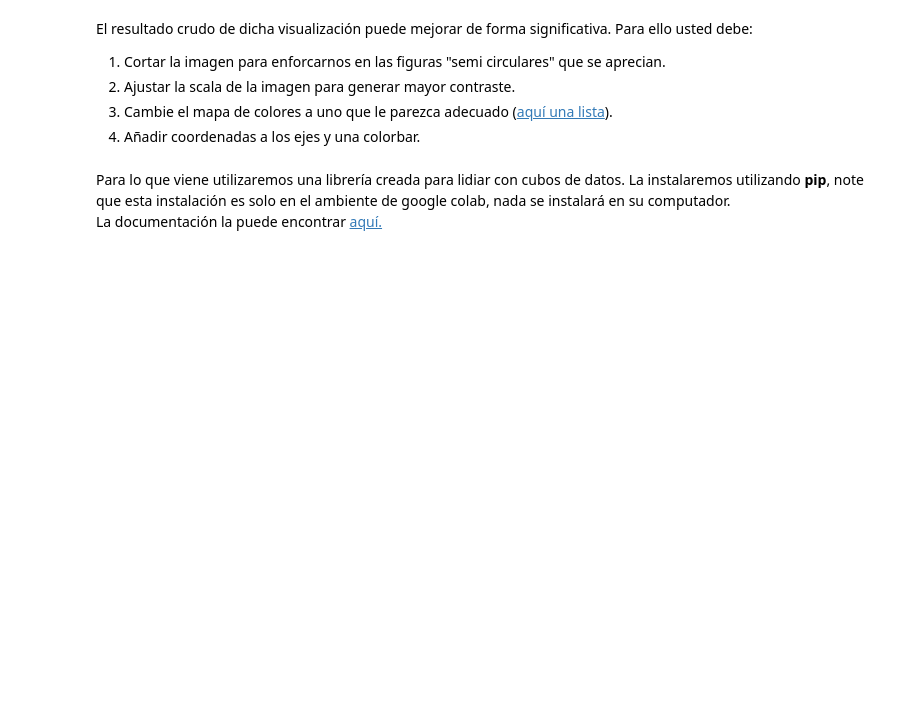
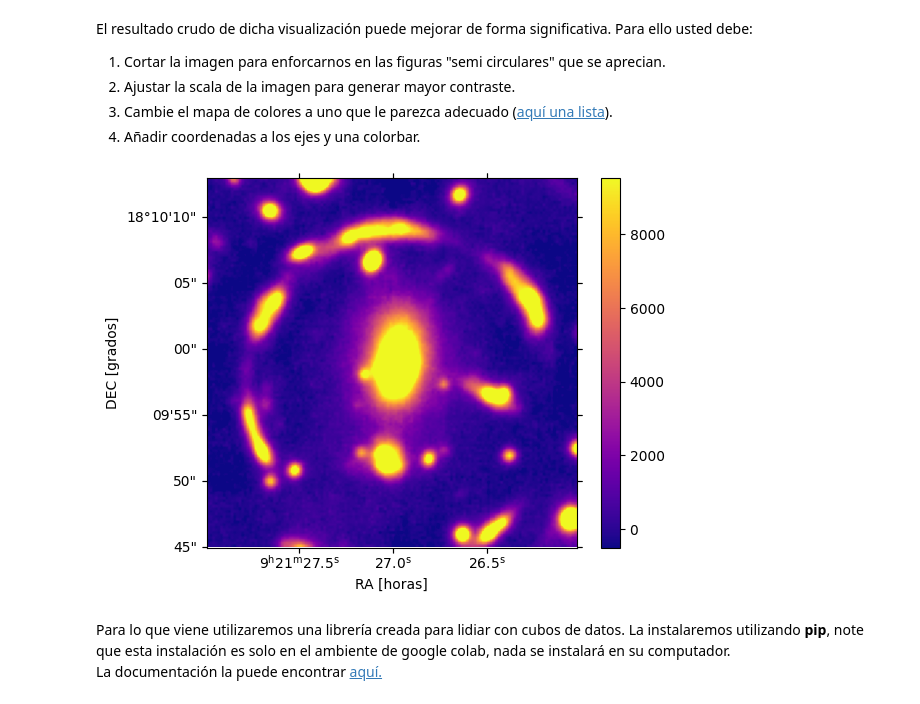
Before and after one commit to FPereiraI/Tarea-4, a Jupyter notebook: Tarea4.ipynb, the cells around one changed output. Saved outputs shown, nothing was run; the diff lists cells and outputs as text; code cells hidden in the pictures; blank space fills up the shorter version.

Commit message:
Avance hasta gráficos después de mpdaf

```diff
--- a/Tarea4.ipynb
+++ b/Tarea4.ipynb
@@ -151,3 +147,23 @@ wcs = wcs[0,:,:]
+# %%
+# Solución
+from astropy.wcs import WCS
+# Utilice el siguiente wcs para añadir las20 coordenadas a su visualización.
+wcs = WCS(cubo[1].header)
+wcs = wcs[0,:,:]
+corte = datos[:, 90:230, 90:230] # Aproximadamente donde se encuentran las figuras semi circulares
+white_light_image = np.sum(corte, axis=0)
+white_light_image_flip = np.flipud(white_light_image) # por alguna razón se me invirtió la imagen respecto al gráfico anterior, por eso esta línea
+
+# Haga su gráfico a continuación:
+fig, ax = plt.subplots(subplot_kw={"projection": wcs})
+img = ax.imshow(white_light_image_flip, cmap="plasma", vmin=np.percentile(white_light_image_flip, 5), vmax=np.percentile(white_light_image_flip, 95)) # Aquí aumento el contraste de los colores
+plt.colorbar(img, ax=ax)
+
+ax.set_xlabel("RA [horas]")
+ax.set_ylabel("DEC [grados]")
+plt.show()
+# %% [output]
+[figure, added]
 # %% [markdown]
 Para lo que viene utilizaremos una librería creada para lidiar con cubos de datos.
 La instalaremos utilizando **pip**, note que esta instalación es solo en el ambiente de google colab, nada se instalará en su computador.
```
Also changed, not shown: parts of 7 cells of this notebook.
